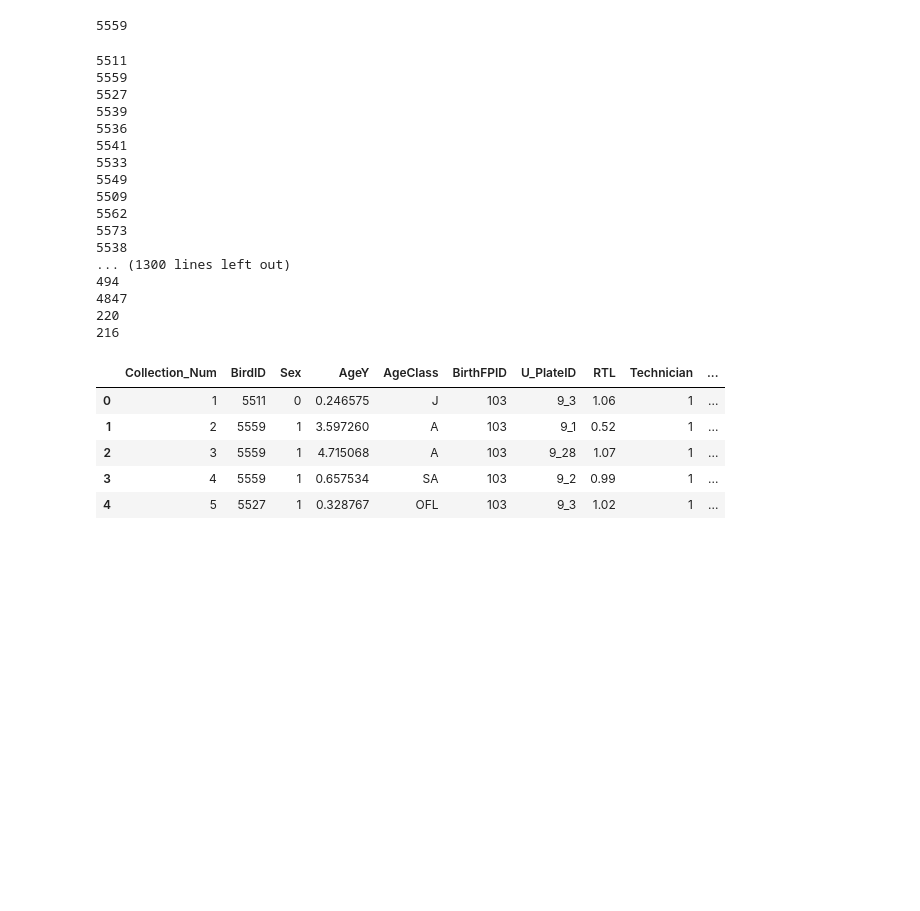
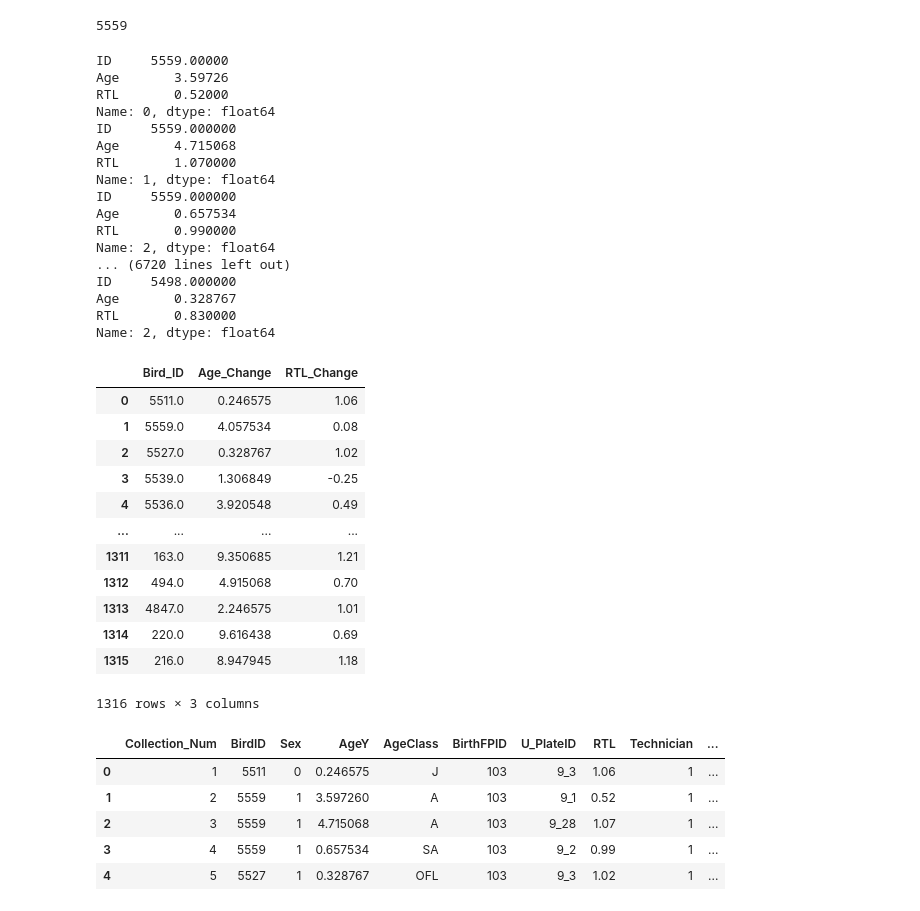
Before and after one commit to Rdassy/Predictive_Senescence, a Jupyter notebook: Resources/Notebook/RTL-RateChange-Terr-heatMap.ipynb, the cells around one changed output. Cells and saved outputs as stored; diff of their text form; code cells hidden in the pictures; blank space fills up the shorter version.

```diff
--- a/Resources/Notebook/RTL-RateChange-Terr-heatMap.ipynb
+++ b/Resources/Notebook/RTL-RateChange-Terr-heatMap.ipynb
@@ -66,34 +43,69 @@ bird_df.loc[1,"Bird_ID"]
 5559
 # %%
 passover_list = [0,1]
-changeRate_df = pd.DataFrame()
+changeRate_df = pd.DataFrame(columns=["Bird_ID", "Age_Change", "RTL_Change"])
 for i in range(len(bird_df["Bird_ID"])):
     if(bird_df.loc[i,"Bird_ID"] not in passover_list):
         k = i+1
-        holder_df = pd.DataFrame({"ID": bird_df.loc[i,"Bird_ID"], "Age": bird_df.loc[i, "Agey"], "RTL": bird_df.loc[i,"RTL"]})
+        holder_df = pd.DataFrame({"ID": [bird_df.loc[i,"Bird_ID"]], "Age": [bird_df.loc[i, "Agey"]], "RTL": [bird_df.loc[i,"RTL"]]})
         while(bird_df.loc[k,"Bird_ID"] == bird_df.loc[i,"Bird_ID"]):
-            holder_df.append([bird_df.loc[k,"Bird_ID"], bird_df.loc[k,"Agey"], bird_df.loc[k,"RTL"]])
+            holder_df = holder_df.append({"ID": bird_df.loc[k,"Bird_ID"], "Age": bird_df.loc[k, "Agey"], "RTL": bird_df.loc[k,"RTL"]}, ignore_index=True)
             k = k+1
+        if(len(holder_df) > 1):
+            max_age = 0
+            min_age = 0
+            final_rtl = 0
+            first_rtl = 0
+            for row in holder_df.iterrows():
+                print(row[1])
+                id = row[1].ID
+                if(row[1].Age == max(holder_df["Age"])):
+                    max_age = row[1].Age
+                    final_rtl = row[1].RTL
+                elif(row[1].Age == min(holder_df["Age"])):
+                    min_age = row[1].Age
+                    first_rtl = row[1].RTL
+            age_change = max_age - min_age
+            rtl_change = final_rtl - first_rtl
+            changeRate_df = changeRate_df.append({"Bird_ID": id, "Age_Change": age_change, "RTL_Change": rtl_change}, ignore_index=True)
+        else:
+            changeRate_df = changeRate_df.append({"Bird_ID": holder_df.loc[0,"ID"], "Age_Change": holder_df.loc[0, "Age"], "RTL_Change": holder_df.loc[0,"RTL"]}, ignore_index=True)
         passover_list.append(bird_df.loc[i,"Bird_ID"])
-        print(bird_df.loc[i,"Bird_ID"])
 # %% [output]
-5511
-5559
-5527
-5539
-5536
-5541
-5533
-5549
-5509
-5562
-5573
-5538
-... (1300 lines left out)
-494
-4847
-220
-216
+ID     5559.00000
+Age       3.59726
+RTL       0.52000
+Name: 0, dtype: float64
+ID     5559.000000
+Age       4.715068
+RTL       1.070000
+Name: 1, dtype: float64
+ID     5559.000000
+Age       0.657534
+RTL       0.990000
+Name: 2, dtype: float64
+... (6720 lines left out)
+ID     5498.000000
+Age       0.328767
+RTL       0.830000
+Name: 2, dtype: float64
+# %%
+## Use this for the rate of change in birds age and telomere length
+changeRate_df
+# %% [output]
+|  | Bird_ID | Age_Change | RTL_Change |
+| 0 | 5511.0 | 0.246575 | 1.06 |
+| 1 | 5559.0 | 4.057534 | 0.08 |
+| 2 | 5527.0 | 0.328767 | 1.02 |
+| 3 | 5539.0 | 1.306849 | -0.25 |
+| 4 | 5536.0 | 3.920548 | 0.49 |
+| ... | ... | ... | ... |
+| 1311 | 163.0 | 9.350685 | 1.21 |
+| 1312 | 494.0 | 4.915068 | 0.70 |
+| 1313 | 4847.0 | 2.246575 | 1.01 |
+| 1314 | 220.0 | 9.616438 | 0.69 |
+| 1315 | 216.0 | 8.947945 | 1.18 |
+1316 rows × 3 columns
 # %%
 # read in data
 df = pd.read_csv('/Users/karihodge/Dropbox/UT_Data_Camp/Class_Folder/Final_Project_Module_20/Telomere/Predictive_Senescence/Resources/Data/Bird_Data/Bird_Data.csv')
```
Also changed, not shown: parts of 3 cells of this notebook, 2 other files.
